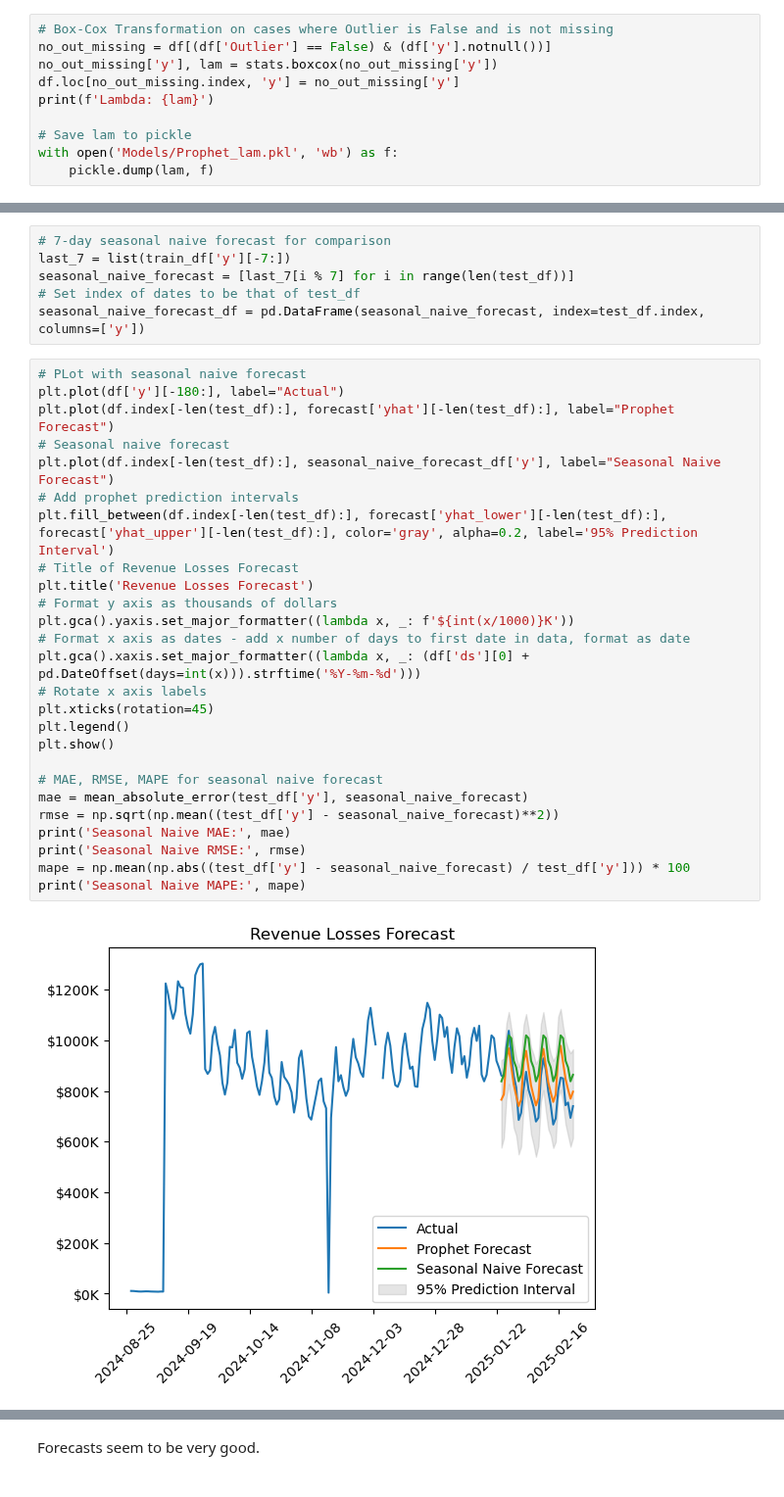
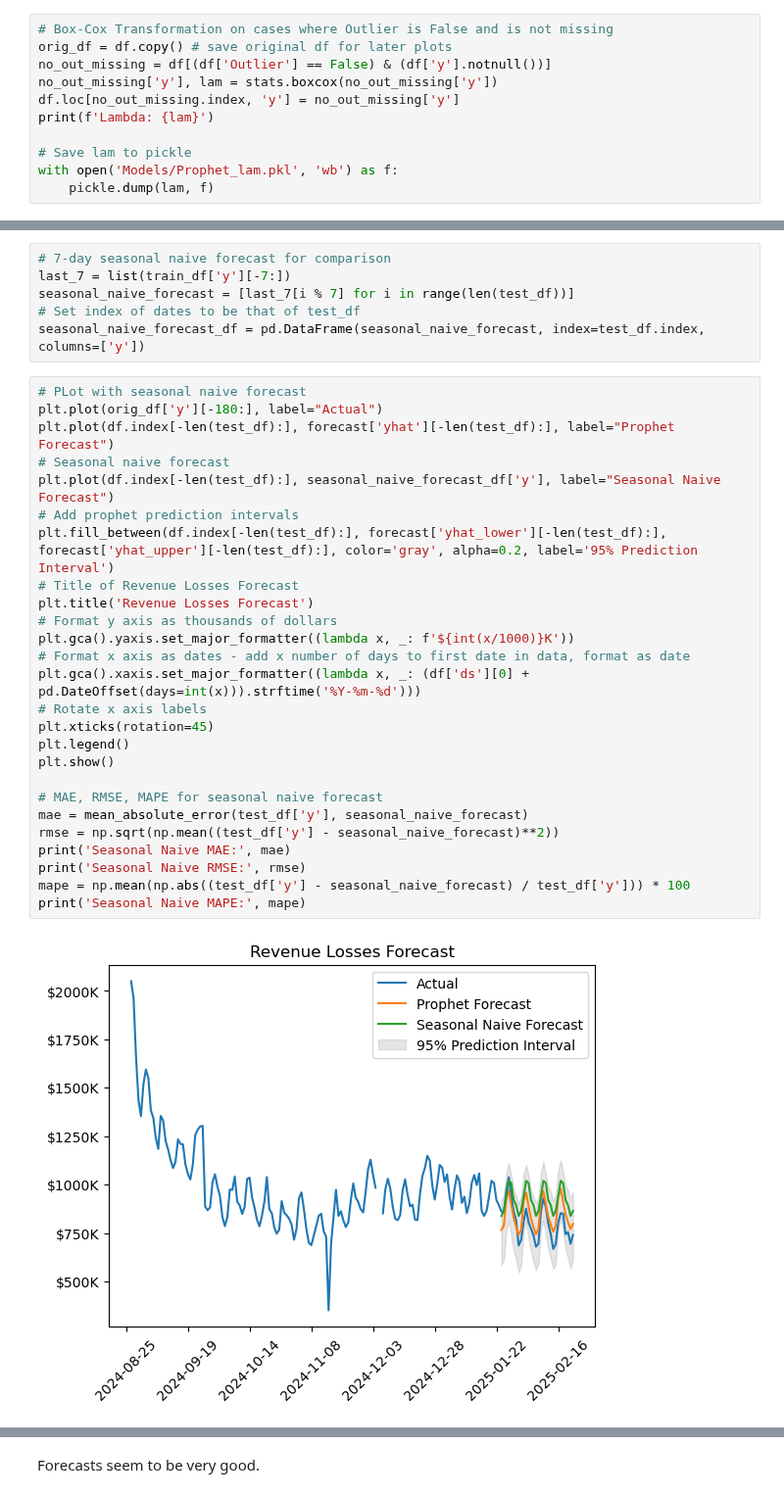
Before and after one commit to ijyliu/mcbroken-forecasting, a Jupyter notebook: Experimental Notebooks/Forecasts/Prophet.ipynb, the cells around one changed output, grey strips where cells are left out. Shown at 98% size. Cells and saved outputs as stored; diff of their text form.

Commit message:
fix prophet plots

```diff
--- a/Experimental Notebooks/Forecasts/Prophet.ipynb
+++ b/Experimental Notebooks/Forecasts/Prophet.ipynb
@@ -55,6 +55,7 @@ df
 1582 rows × 4 columns
 # %%
 # Box-Cox Transformation on cases where Outlier is False and is not missing
+orig_df = df.copy() # save original df for later plots
 no_out_missing = df[(df['Outlier'] == False) & (df['y'].notnull())]
 no_out_missing['y'], lam = stats.boxcox(no_out_missing['y'])
 df.loc[no_out_missing.index, 'y'] = no_out_missing['y']
@@ -294,32 +295,32 @@ seasonal_naive_forecast = [last_7[i % 7] for i in range(len(test_df))]
 seasonal_naive_forecast_df = pd.DataFrame(seasonal_naive_forecast, index=test_df.index, columns=['y'])
 # %%
 # PLot with seasonal naive forecast
-plt.plot(df['y'][-180:], label="Actual")
+plt.plot(orig_df['y'][-180:], label="Actual")
 plt.plot(df.index[-len(test_df):], forecast['yhat'][-len(test_df):], label="Prophet Forecast")
 # Seasonal naive forecast
 plt.plot(df.index[-len(test_df):], seasonal_naive_forecast_df['y'], label="Seasonal Naive Forecast")
 # Add prophet prediction intervals
 plt.fill_between(df.index[-len(test_df):], forecast['yhat_lower'][-len(test_df):], forecast['yhat_upper'][-len(test_df):], color='gray', alpha=0.2, label='95% Prediction Interval')
 # Title of Revenue Losses Forecast
 plt.title('Revenue Losses Forecast')
 # Format y axis as thousands of dollars
 plt.gca().yaxis.set_major_formatter((lambda x, _: f'${int(x/1000)}K'))
 # Format x axis as dates - add x number of days to first date in data, format as date
 plt.gca().xaxis.set_major_formatter((lambda x, _: (df['ds'][0] + pd.DateOffset(days=int(x))).strftime('%Y-%m-%d')))
 # Rotate x axis labels
 plt.xticks(rotation=45)
 plt.legend()
 plt.show()
 
 # MAE, RMSE, MAPE for seasonal naive forecast
 mae = mean_absolute_error(test_df['y'], seasonal_naive_forecast)
 rmse = np.sqrt(np.mean((test_df['y'] - seasonal_naive_forecast)**2))
 print('Seasonal Naive MAE:', mae)
 print('Seasonal Naive RMSE:', rmse)
 mape = np.mean(np.abs((test_df['y'] - seasonal_naive_forecast) / test_df['y'])) * 100
 print('Seasonal Naive MAPE:', mape)
 # %% [output]
-[figure, old version]
+[figure, new version]
 Seasonal Naive MAE: 121687.49999999949
 Seasonal Naive RMSE: 132294.89825449264
 Seasonal Naive MAPE: 15.838210192694474
```
Also changed, not shown: parts of 2 cells of this notebook, 1 other file.
